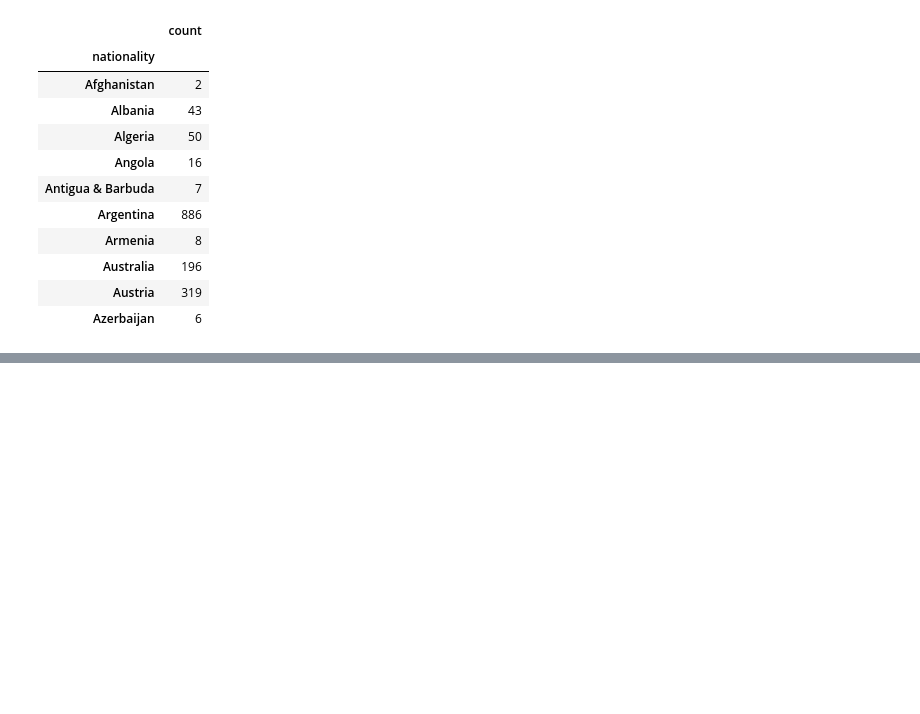
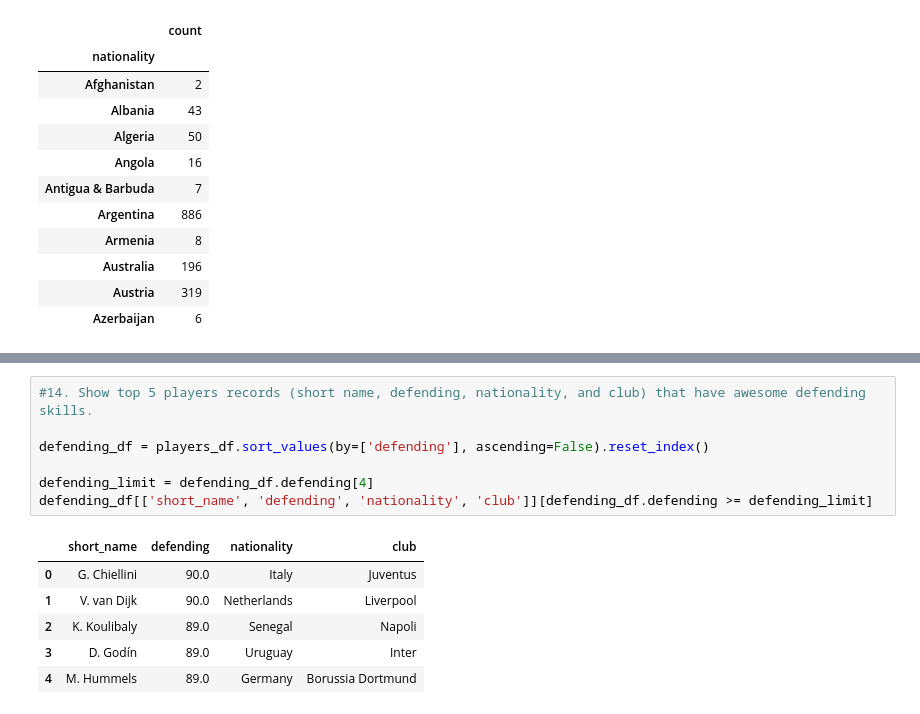
Before and after one commit to AddisonS44/Data-Project-1, a Jupyter notebook: Data Project 1.ipynb, the cells around one changed output, grey strips where cells are left out. Saved outputs shown, nothing was run; the diff lists cells and outputs as text; blank space fills up the shorter version.

```diff
--- a/Data Project 1.ipynb
+++ b/Data Project 1.ipynb
@@ -144,0 +205,14 @@ plt.show()
+# %%
+#14. Show top 5 players records (short name, defending, nationality, and club) that have awesome defending skills.
+
+defending_df = players_df.sort_values(by=['defending'], ascending=False).reset_index()
+
+defending_limit = defending_df.defending[4]
+defending_df[['short_name', 'defending', 'nationality', 'club']][defending_df.defending >= defending_limit]
+# %% [output]
+|  | short_name | defending | nationality | club |
+| 0 | G. Chiellini | 90.0 | Italy | Juventus |
+| 1 | V. van Dijk | 90.0 | Netherlands | Liverpool |
+| 2 | K. Koulibaly | 89.0 | Senegal | Napoli |
+| 3 | D. Godín | 89.0 | Uruguay | Inter |
+| 4 | M. Hummels | 89.0 | Germany | Borussia Dortmund |
```
Also changed, not shown: parts of 13 cells of this notebook.
